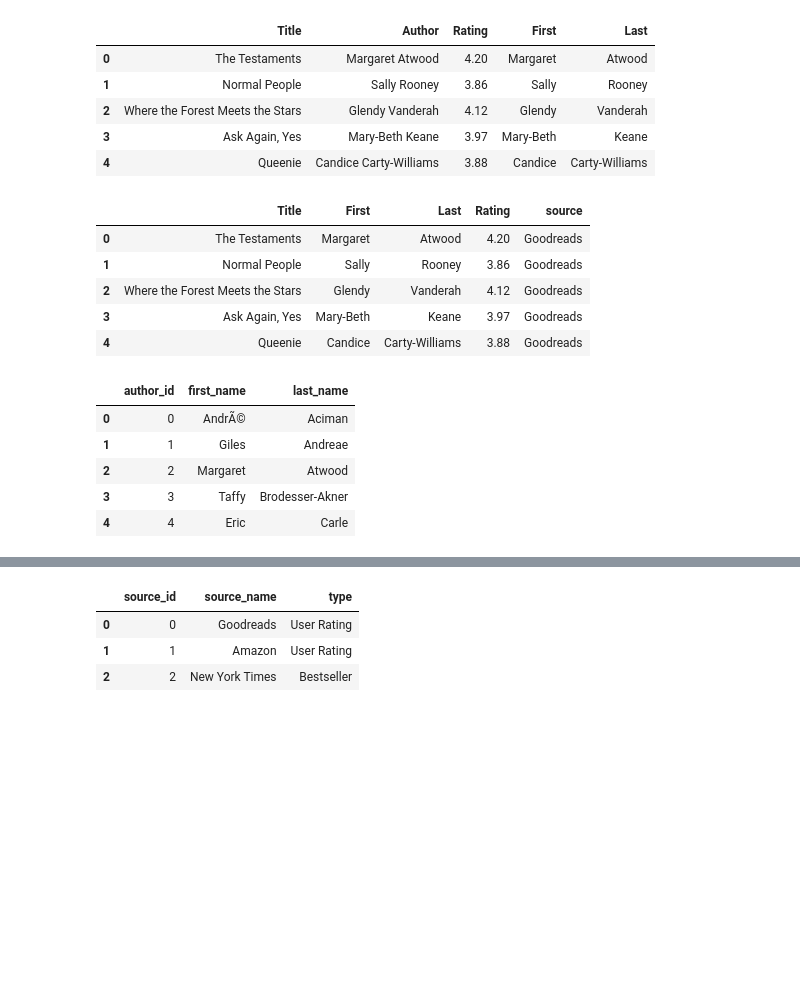
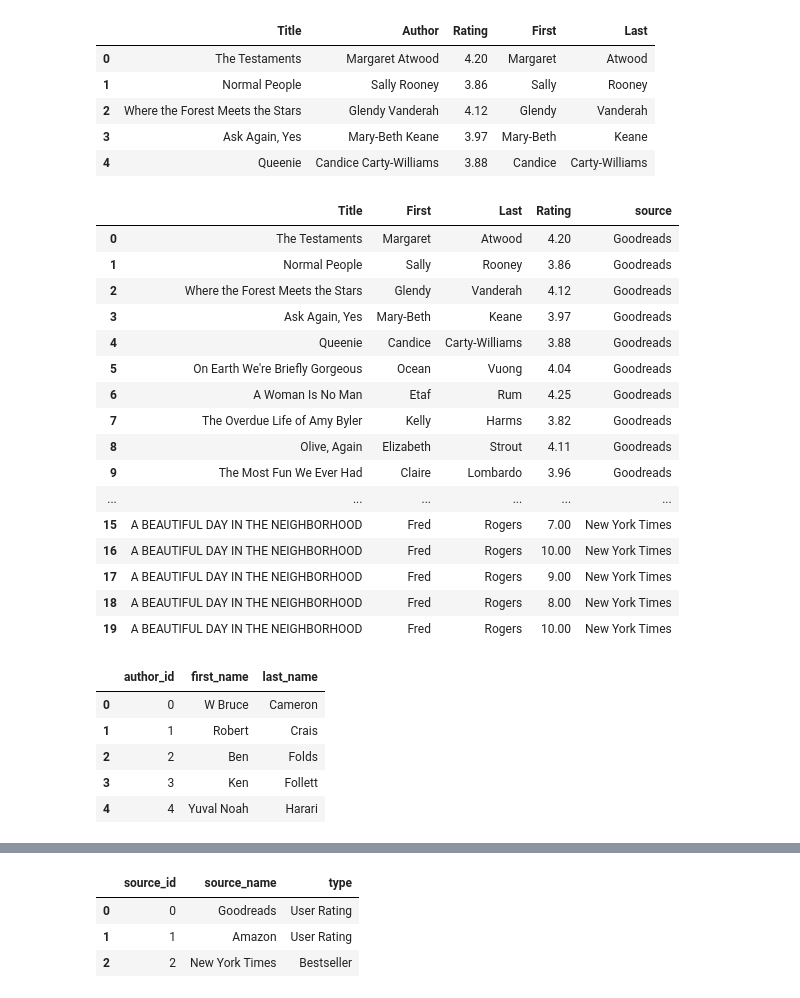
Before and after one commit to pander1405/ETL-Project, a Jupyter notebook: DatabaseTables.ipynb, the cells around one changed output, grey strips where cells are left out. Saved outputs shown, nothing was run; the diff lists cells and outputs as text; code cells hidden in the pictures; blank space fills up the shorter version.

```diff
--- a/DatabaseTables.ipynb
+++ b/DatabaseTables.ipynb
@@ -6,9 +6,11 @@ from sqlalchemy import create_engine
 # Store filepath in a variable
 goodreads_csv = 'Output/paul.csv'
 amazon_csv = 'Output/2019_Amazon-Best-Sellers_FullTable_AuthorNamesSplit.csv'
+nyt_csv = 'Output/nyt-api-update.csv'
 # %%
 # Read our Data file with the pandas library
 goodreads_orig = pd.read_csv(goodreads_csv, encoding='ISO-8859-1')
 amazon_orig = pd.read_csv(amazon_csv, encoding='ISO-8859-1')
-amazon_orig.head()
+nyt_orig = pd.read_csv(nyt_csv, encoding='ISO-8859-1')
+nyt_orig.head(60)
 # %% [output]
@@ -20,0 +34,6 @@ amazon_orig.head()
+# %%
+# get only relevant columns from nyt and rename columns
+nyt = nyt_orig[['Title', 'First', 'Last', 'Rank']]
+nyt['source'] ='New York Times'
+nyt = nyt.rename(columns={'Rank': 'Rating'})
+nyt.head()
@@ -58,31 +86,43 @@ goodreads.head()
 # %%
 # Add two dataframes together
 total = goodreads_drop.copy()
 total = total.append(amazon)
-
-total.head()
+total = total.append(nyt)
+total.head(60)
 # %% [output]
 |  | Title | First | Last | Rating | source |
 | 0 | The Testaments | Margaret | Atwood | 4.20 | Goodreads |
 | 1 | Normal People | Sally | Rooney | 3.86 | Goodreads |
 | 2 | Where the Forest Meets the Stars | Glendy | Vanderah | 4.12 | Goodreads |
 | 3 | Ask Again, Yes | Mary-Beth | Keane | 3.97 | Goodreads |
 | 4 | Queenie | Candice | Carty-Williams | 3.88 | Goodreads |
+| 5 | On Earth We're Briefly Gorgeous | Ocean | Vuong | 4.04 | Goodreads |
+| 6 | A Woman Is No Man | Etaf | Rum | 4.25 | Goodreads |
+| 7 | The Overdue Life of Amy Byler | Kelly | Harms | 3.82 | Goodreads |
+| 8 | Olive, Again | Elizabeth | Strout | 4.11 | Goodreads |
+| 9 | The Most Fun We Ever Had | Claire | Lombardo | 3.96 | Goodreads |
+| ... | ... | ... | ... | ... | ... |
+| 15 | A BEAUTIFUL DAY IN THE NEIGHBORHOOD | Fred | Rogers | 7.00 | New York Times |
+| 16 | A BEAUTIFUL DAY IN THE NEIGHBORHOOD | Fred | Rogers | 10.00 | New York Times |
+| 17 | A BEAUTIFUL DAY IN THE NEIGHBORHOOD | Fred | Rogers | 9.00 | New York Times |
+| 18 | A BEAUTIFUL DAY IN THE NEIGHBORHOOD | Fred | Rogers | 8.00 | New York Times |
+| 19 | A BEAUTIFUL DAY IN THE NEIGHBORHOOD | Fred | Rogers | 10.00 | New York Times |
 # %%
 # create author table/dataframe using the index as a PK
 author = pd.DataFrame(total.groupby(['Last','First']).count())
 author = author.reset_index()
 author_final = author[['First', 'Last']]
+author_final = author_final.drop_duplicates()
 author_final = author_final.reset_index()
 author_final = author_final.rename(columns={'index': 'author_id', 'First': 'first_name', 'Last': 'last_name'})
 author_final.head()
 # %% [output]
 |  | author_id | first_name | last_name |
-| 0 | 0 | AndrÃ© | Aciman |
-| 1 | 1 | Giles | Andreae |
-| 2 | 2 | Margaret | Atwood |
-| 3 | 3 | Taffy | Brodesser-Akner |
-| 4 | 4 | Eric | Carle |
+| 0 | 0 | W Bruce | Cameron |
+| 1 | 1 | Robert | Crais |
+| 2 | 2 | Ben | Folds |
+| 3 | 3 | Ken | Follett |
+| 4 | 4 | Yuval Noah | Harari |
 # %%
 # find the author's last name and replace with the author PK number
 books = total.copy()
```
Also changed, not shown: parts of 6 cells of this notebook, 1 other file.
